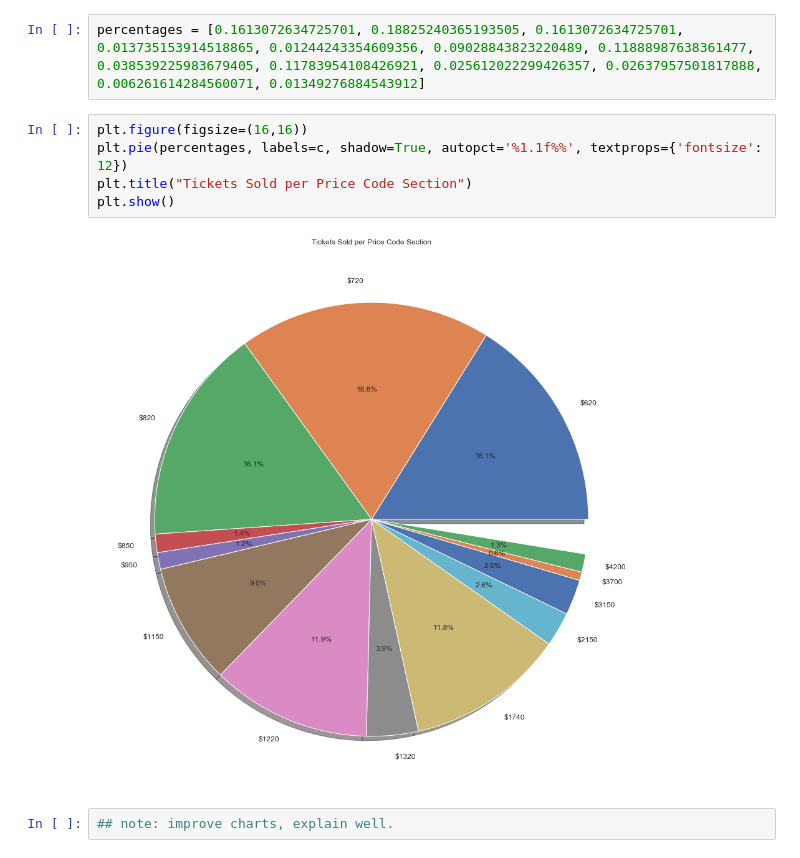
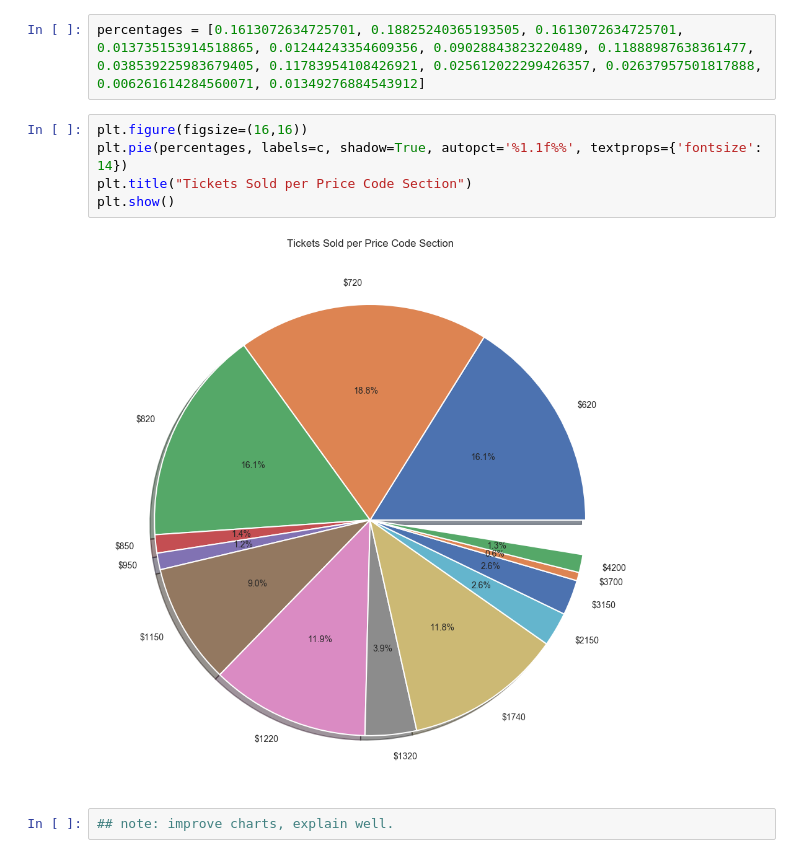
Before and after one commit to juanpi19/case_study, a Jupyter notebook: Case Study Analysis.ipynb, the cells around one changed output. Saved outputs shown, nothing was run; the diff lists cells and outputs as text.

```diff
--- a/Case Study Analysis.ipynb
+++ b/Case Study Analysis.ipynb
@@ -587,11 +625,11 @@ round(sum(profit), 2)
 percentages = [0.1613072634725701, 0.18825240365193505, 0.1613072634725701, 0.013735153914518865, 0.01244243354609356, 0.09028843823220489, 0.11888987638361477, 0.038539225983679405, 0.11783954108426921, 0.025612022299426357, 0.02637957501817888, 0.006261614284560071, 0.01349276884543912]
 # %%
 plt.figure(figsize=(16,16))
-plt.pie(percentages, labels=c, shadow=True, autopct='%1.1f%%', textprops={'fontsize': 12})
+plt.pie(percentages, labels=c, shadow=True, autopct='%1.1f%%', textprops={'fontsize': 14})
 plt.title("Tickets Sold per Price Code Section")
 plt.show()
 # %% [output]
-[figure, old version]
+[figure, new version]
 # %%
 ## note: improve charts, explain well.
 # %% [markdown]
```
Also changed, not shown: parts of 38 cells of this notebook.
